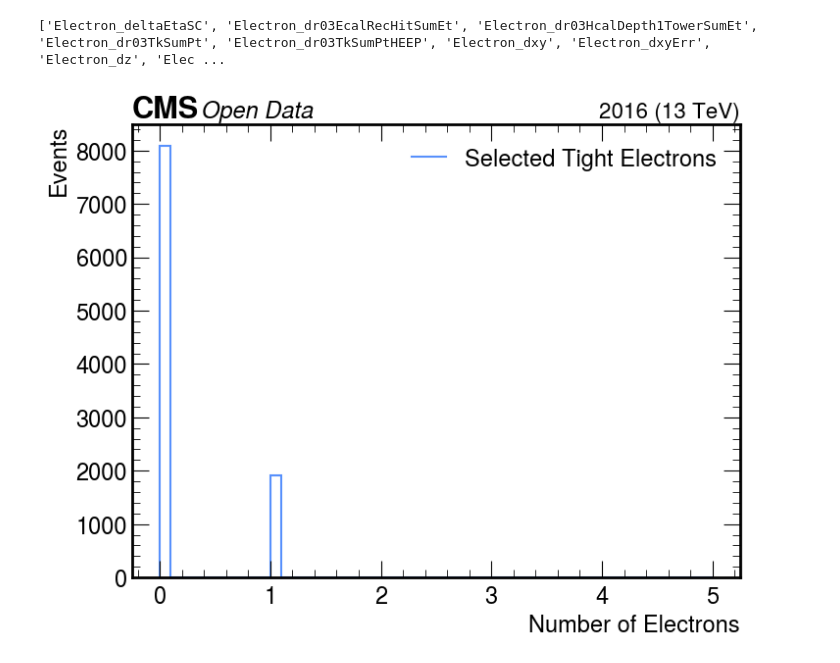
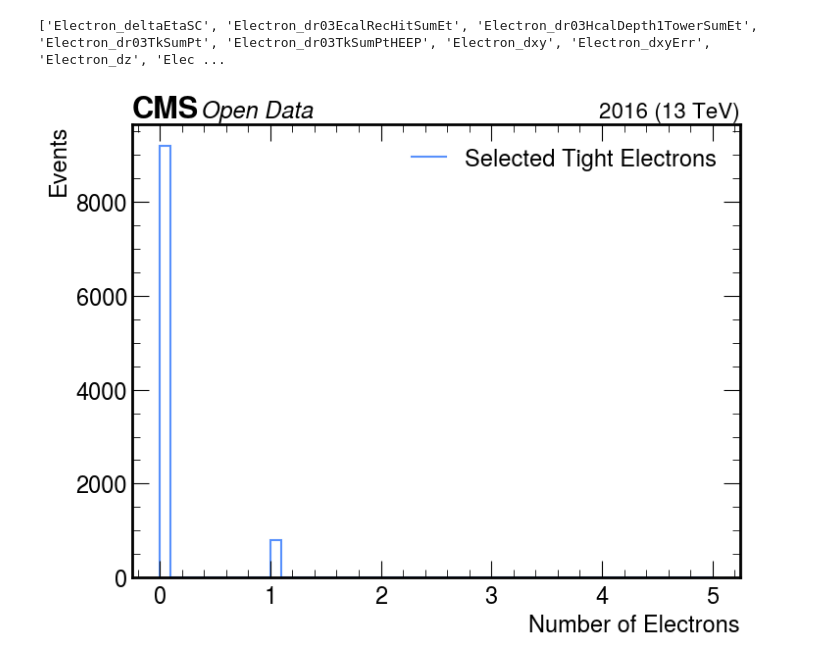
Before and after one commit to xondikoi03/charmTaggingAnalysis, a Jupyter notebook: Notebooks/WcAnalysis.ipynb, the cells around one changed output. Cells and saved outputs as stored; diff of their text form; code cells hidden in the pictures.

```diff
--- a/Notebooks/WcAnalysis.ipynb
+++ b/Notebooks/WcAnalysis.ipynb
@@ -37,12 +37,12 @@ def make_hist(data, bins, range, xlabel, ylabel, label, fname=None, logy=False):
     plt.show()
 # %%
 # Loading the ROOT file
-btvNanoAODFile = uprt.open("../datasets/nano106X_on_mini106X_2017_mc_NANOAOD_W1Jets_to_LNu.root")
-Events = btvNanoAODFile["Events"]
+# btvNanoAODFile = uprt.open("../datasets/nano106X_on_mini106X_2017_mc_NANOAOD_W1Jets_to_LNu_5K.root")
+# Events = btvNanoAODFile["Events"]
 
-# # Loading the ROOT File (1K events)
-# btvNanoAODFile_1K = uprt.open("../datasets/nano106X_on_mini106X_2017_mc_NANOAOD_W1Jets_to_LNu_1000.root")
-# Events = btvNanoAODFile_1K["Events"]
+# Loading the ROOT File (1K events)
+btvNanoAODFile_1K = uprt.open("../datasets/nano106X_on_mini106X_2017_mc_NANOAOD_W1Jets_to_LNu.root")
+Events = btvNanoAODFile_1K["Events"]
 
 # # Loading the Central NANOAOD file
 # NANOAODFile = uprt.open("../datasets/W1JetsToLNu_TuneCP5_13TeV_NANOAODSIM.root")
@@ -222,7 +223,7 @@ print(Events.keys(filter_name="Electron_*"))
 ['Electron_deltaEtaSC', 'Electron_dr03EcalRecHitSumEt', 'Electron_dr03HcalDepth1TowerSumEt', 'Electron_dr03TkSumPt', 'Electron_dr03TkSumPtHEEP', 'Electron_dxy', 'Electron_dxyErr', 'Electron_dz', 'Elec ...
 # %%
 # Electron Selection Cuts
-Electron_pt_Cut = (RecoElectrons["Electron_pt"] > 20)
+Electron_pt_Cut = (RecoElectrons["Electron_pt"] > 35)
 Electron_pfIso_Cut = (abs(RecoElectrons["Electron_pfRelIso03_all"] < 0.15))
 Electron_eta_Cut = (abs(RecoElectrons["Electron_eta"]) < 2.4)
 
@@ -230,49 +231,85 @@ Electron_eta_Cut = (abs(RecoElectrons["Electron_eta"]) < 2.4)
 # M_t = sqrt(2 * pt_electron * MET_pt * (1 - cos(ele_phi - MET_phi)))
 Electron_Mt = np.sqrt(2 * RecoElectrons["Electron_pt"] * METs["MET_pt"] * (1 - np.cos(RecoElectrons["Electron_phi"] - METs["MET_phi"])))
 Electron_Mt_Cut = (Electron_Mt > 55)
 
 # Tight Electrons
-tightElectrons_Selection = Electron_pt_Cut & Electron_pfIso_Cut & Electron_eta_Cut
+tightElectrons_Selection = Electron_pt_Cut & Electron_pfIso_Cut & Electron_eta_Cut & Electron_Mt_Cut
 tightElectrons = RecoElectrons[tightElectrons_Selection]
+
+# Pt of Leading Electron (Tight Selection)
+Sort_tightElectrons = tightElectrons[ak.argsort(tightElectrons["Electron_pt"], ascending=False)]
+Leading_Electron_pt = ak.firsts(Sort_tightElectrons["Electron_pt"])
+# Leading_Electron_Mt = ak.firsts(Electron_Mt)
+# Electron_Mt_Cut = (Leading_Electron_Mt > 55) # Took the Mt of the leading electron only
+
+# Number of tight Electrons in the event
+nTightElectrons = (ak.num(Sort_tightElectrons["Electron_pt"]))
+nTightElectrons = (ak.num(Sort_tightElectrons["Electron_pt"]))
+
+# Pt of Subleading Electron (Tight Selection)
+padded_electrons = ak.pad_none(Sort_tightElectrons, 2, axis=1)
+Subleading_Electron_pt = ak.fill_none(padded_electrons[:, 1].Electron_pt, -1) #Accesses the second element of the padded array and fills None with -1
+
+Subleading_Electron_pt_Cut = (Subleading_Electron_pt > 20) # Just a placeholder cut
 
 # Number of tight electrons in the event
 nTightElectrons = (ak.num(tightElectrons["Electron_pt"]))
 
 # # Selection cuts to reduce Drell-Yan contributions (OS electrons)
 nTightElectrons_mask = (nTightElectrons == 2)
 
 # Sum of charges of the two tight electrons should be zero (opposite sign)
 tightElectron_OS_Cut = (ak.sum(tightElectrons["Electron_charge"], axis=1) == 0)
-OSElectron_mask = nTightElectrons_mask & tightElectron_OS_Cut
+OSElectron_mask = nTightElectrons_mask & tightElectron_OS_Cut & Subleading_Electron_pt_Cut
 
-# Electrons_to_discard = ~OSElectron_mask
+Electrons_to_discard = ~OSElectron_mask
 
-# # Final Selection Cuts
-# Final_Electrons_Cuts = Electrons_to_discard & Electron_Mt_Cut
-# Selected_Electrons = tightElectrons[Final_Electrons_Cuts]
+# Final Selection Cuts
+Final_Electrons_Cuts = Electrons_to_discard
+Selected_Electrons = tightElectrons[Final_Electrons_Cuts]
 
-# # Some plots to visualize the selected electrons
-# Electron_pt = ak.to_numpy(ak.flatten(Selected_Electrons["Electron_pt"]))
+# Some plots to visualize the selected electrons
+Electron_pt = ak.to_numpy(ak.flatten(Selected_Electrons["Electron_pt"]))
 
 make_hist(
     nTightElectrons,
     bins=50,
     range=(0, 5),
     xlabel="Number of Electrons",
     ylabel="Events",
     label="Selected Tight Electrons",
     fname="../Plots/nElectron_WcAnalysis.png",
     logy=False
 )
-# make_hist(
-#     Electron_pt,
-#     bins=50,
-#     range=(0, 200),
-#     xlabel="Electron $p_{T}$ [GeV]",
-#     ylabel="Events",
-#     label="Selected Tight Electrons",
-#     fname="../Plots/Electron_pt_WcAnalysis.png",
-#     logy=False
-# )
+make_hist(
+    Electron_pt,
+    bins=50,
+    range=(0, 200),
+    xlabel="Electron $p_{T}$ [GeV]",
+    ylabel="Events",
+    label="Selected Tight Electrons",
+    fname="../Plots/Electron_pt_WcAnalysis.png",
+    logy=False
+)
+make_hist(
+    Leading_Electron_pt,
+    bins=50,
+    range=(0, 200),
+    xlabel="Leading Electron $p_{T}$ [GeV]",
+    ylabel="Events",
+    label="Selected Tight Electrons",
+    fname="../Plots/Leading_Electron_pt_WcAnalysis.png",
+    logy=False
+)
+make_hist(
+    Subleading_Electron_pt,
+    bins=50,
+    range=(0, 200),
+    xlabel="Subleading Electron $p_{T}$ [GeV]",
+    ylabel="Events",
+    label="Selected Tight Electrons",
+    fname="../Plots/Subleading_Electron_pt_WcAnalysis.png",
+    logy=False
+)
 # %% [output]
-[figure, old version]
+[figure, new version]
```
Also changed, not shown: parts of 3 cells of this notebook, 14 other files.
